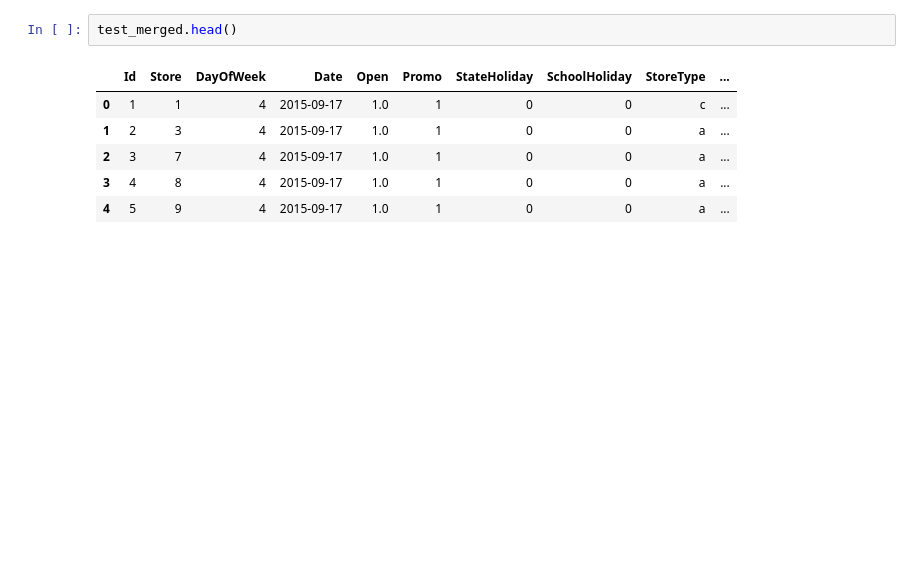
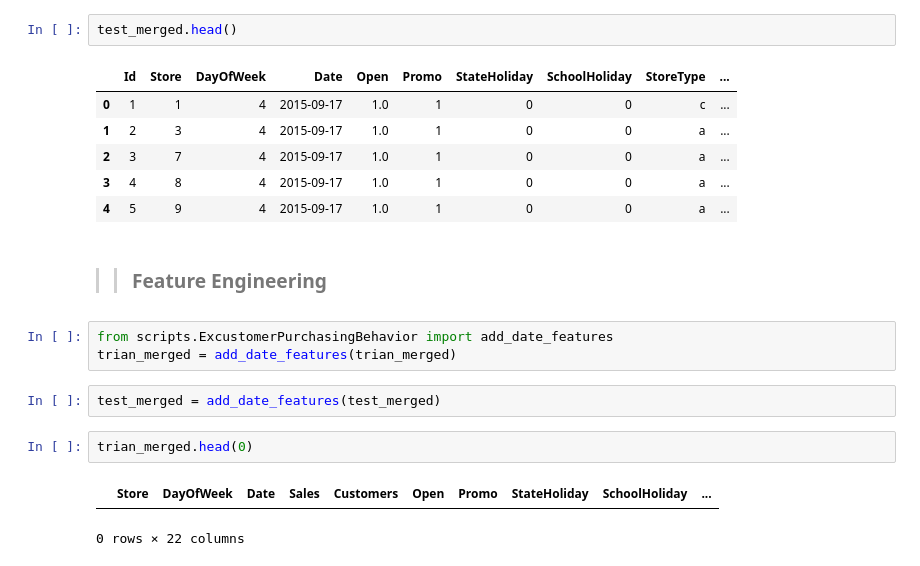
Before and after one commit to naolatomsa/forecast-sales-for-rossmann-store, a Jupyter notebook: notebooks/ExcustomerPurchasingBehavior.ipynb, the cells around one changed output. Saved outputs shown, nothing was run; the diff lists cells and outputs as text; blank space fills up the shorter version.

Commit message:
future engineering

```diff
--- a/notebooks/ExcustomerPurchasingBehavior.ipynb
+++ b/notebooks/ExcustomerPurchasingBehavior.ipynb
@@ -197,3 +197,15 @@ test_merged.head()
 | 2 | 3 | 7 | 4 | 2015-09-17 | 1.0 | 1 | 0 | 0 | a | ... |
 | 3 | 4 | 8 | 4 | 2015-09-17 | 1.0 | 1 | 0 | 0 | a | ... |
 | 4 | 5 | 9 | 4 | 2015-09-17 | 1.0 | 1 | 0 | 0 | a | ... |
+# %% [markdown]
+>> ### Feature Engineering
+# %%
+from scripts.ExcustomerPurchasingBehavior import add_date_features
+trian_merged = add_date_features(trian_merged)
+# %%
+test_merged = add_date_features(test_merged)
+# %%
+trian_merged.head(0)
+# %% [output]
+|  | Store | DayOfWeek | Date | Sales | Customers | Open | Promo | StateHoliday | SchoolHoliday | ... |
+0 rows × 22 columns
```
Also changed, not shown: parts of 1 cell of this notebook.
